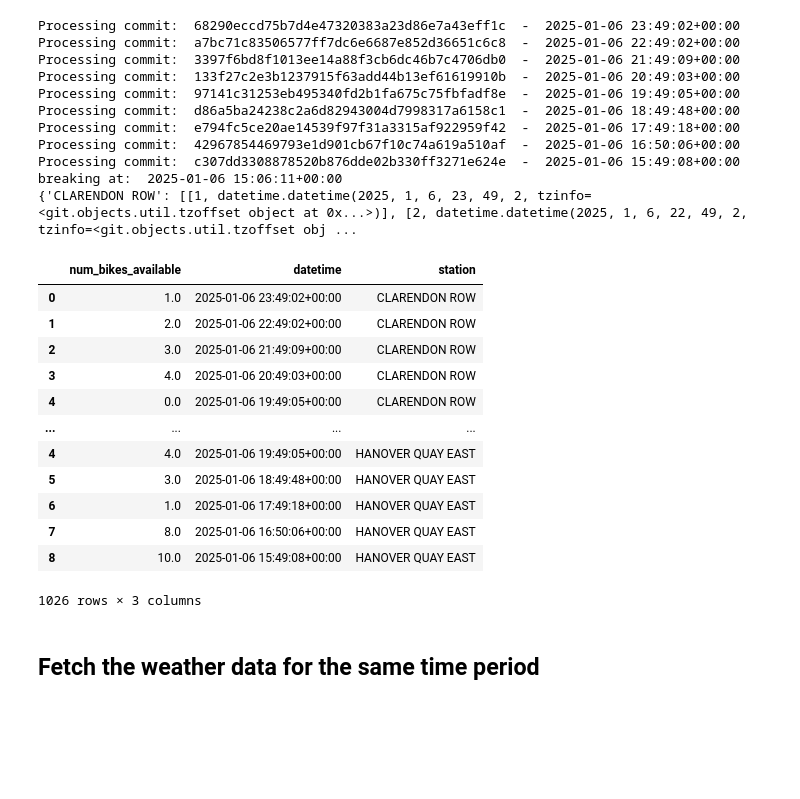
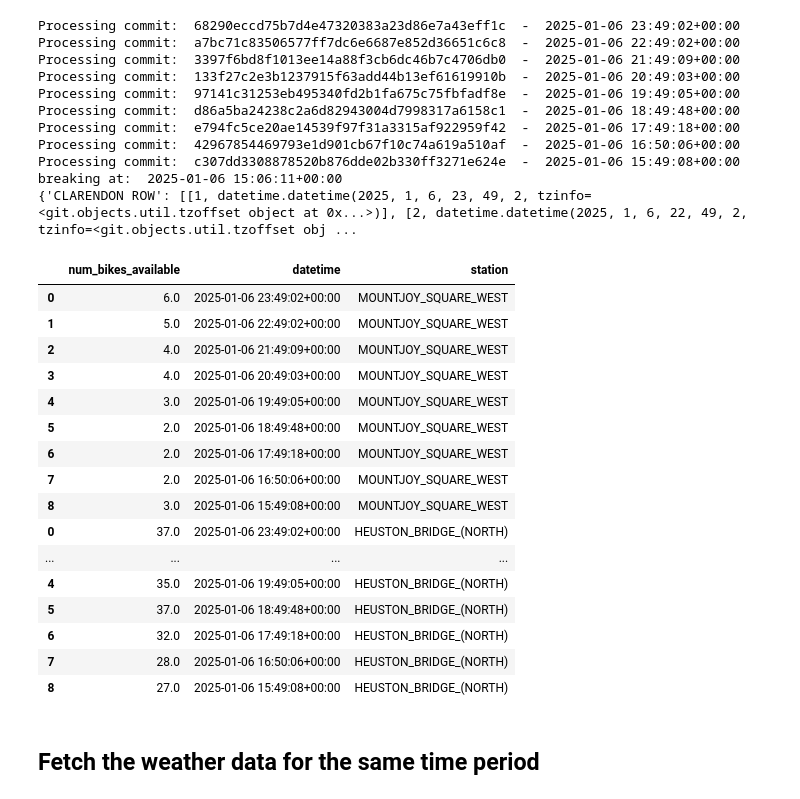
Before and after one commit to IsakNordg/ID2223-Project, a Jupyter notebook: 3. git_to_hopsworks_daily_pipeline.ipynb, the cells around one changed output. Saved outputs shown, nothing was run; the diff lists cells and outputs as text; code cells hidden in the pictures; blank space fills up the shorter version.

```diff
--- a/3. git_to_hopsworks_daily_pipeline.ipynb
+++ b/3. git_to_hopsworks_daily_pipeline.ipynb
@@ -23,6 +23,9 @@ fs = project.get_feature_store()
 # secrets = utils.secrets_api(project.name)
 
 CITY = "dublin"
+STATION_1 = "MOUNTJOY SQUARE WEST"
+STATION_2 = "HEUSTON BRIDGE (NORTH)"
+
 # latitude =
 # longitude =
 
@@ -138,30 +140,35 @@ breaking at:  2025-01-06 15:06:11+00:00
 # %%
 # turn results into a dataframe
 df_bike_today = pd.DataFrame()
 
 for station, values in results.items():
     if len(values) > 0:
         df = pd.DataFrame(values, columns=["num_bikes_available", "datetime"])
         df["datetime"] = pd.to_datetime(df["datetime"], utc=True)
-        df["station"] = station
+        df["station"] = station.replace(" ", "_")
         df_bike_today = pd.concat([df_bike_today, df])
 df_bike_today.dropna(inplace=True)
 df_bike_today["num_bikes_available"] = df_bike_today["num_bikes_available"].astype("float32")
+df_bike_today = df_bike_today[df_bike_today['station'].isin([STATION_1.replace(" ", "_"), STATION_2.replace(" ", "_")])]
 df_bike_today
 # %% [output]
 |  | num_bikes_available | datetime | station |
-| 0 | 1.0 | 2025-01-06 23:49:02+00:00 | CLARENDON ROW |
-| 1 | 2.0 | 2025-01-06 22:49:02+00:00 | CLARENDON ROW |
-| 2 | 3.0 | 2025-01-06 21:49:09+00:00 | CLARENDON ROW |
-| 3 | 4.0 | 2025-01-06 20:49:03+00:00 | CLARENDON ROW |
-| 4 | 0.0 | 2025-01-06 19:49:05+00:00 | CLARENDON ROW |
+| 0 | 6.0 | 2025-01-06 23:49:02+00:00 | MOUNTJOY_SQUARE_WEST |
+| 1 | 5.0 | 2025-01-06 22:49:02+00:00 | MOUNTJOY_SQUARE_WEST |
+| 2 | 4.0 | 2025-01-06 21:49:09+00:00 | MOUNTJOY_SQUARE_WEST |
+| 3 | 4.0 | 2025-01-06 20:49:03+00:00 | MOUNTJOY_SQUARE_WEST |
+| 4 | 3.0 | 2025-01-06 19:49:05+00:00 | MOUNTJOY_SQUARE_WEST |
+| 5 | 2.0 | 2025-01-06 18:49:48+00:00 | MOUNTJOY_SQUARE_WEST |
+| 6 | 2.0 | 2025-01-06 17:49:18+00:00 | MOUNTJOY_SQUARE_WEST |
+| 7 | 2.0 | 2025-01-06 16:50:06+00:00 | MOUNTJOY_SQUARE_WEST |
+| 8 | 3.0 | 2025-01-06 15:49:08+00:00 | MOUNTJOY_SQUARE_WEST |
+| 0 | 37.0 | 2025-01-06 23:49:02+00:00 | HEUSTON_BRIDGE_(NORTH) |
 | ... | ... | ... | ... |
-| 4 | 4.0 | 2025-01-06 19:49:05+00:00 | HANOVER QUAY EAST |
-| 5 | 3.0 | 2025-01-06 18:49:48+00:00 | HANOVER QUAY EAST |
-| 6 | 1.0 | 2025-01-06 17:49:18+00:00 | HANOVER QUAY EAST |
-| 7 | 8.0 | 2025-01-06 16:50:06+00:00 | HANOVER QUAY EAST |
-| 8 | 10.0 | 2025-01-06 15:49:08+00:00 | HANOVER QUAY EAST |
+| 4 | 35.0 | 2025-01-06 19:49:05+00:00 | HEUSTON_BRIDGE_(NORTH) |
+| 5 | 37.0 | 2025-01-06 18:49:48+00:00 | HEUSTON_BRIDGE_(NORTH) |
+| 6 | 32.0 | 2025-01-06 17:49:18+00:00 | HEUSTON_BRIDGE_(NORTH) |
+| 7 | 28.0 | 2025-01-06 16:50:06+00:00 | HEUSTON_BRIDGE_(NORTH) |
+| 8 | 27.0 | 2025-01-06 15:49:08+00:00 | HEUSTON_BRIDGE_(NORTH) |
-1026 rows × 3 columns
 # %% [markdown]
 ## Fetch the weather data for the same time period
 # %%
```
Also changed, not shown: parts of 3 cells of this notebook, 12 other files.
